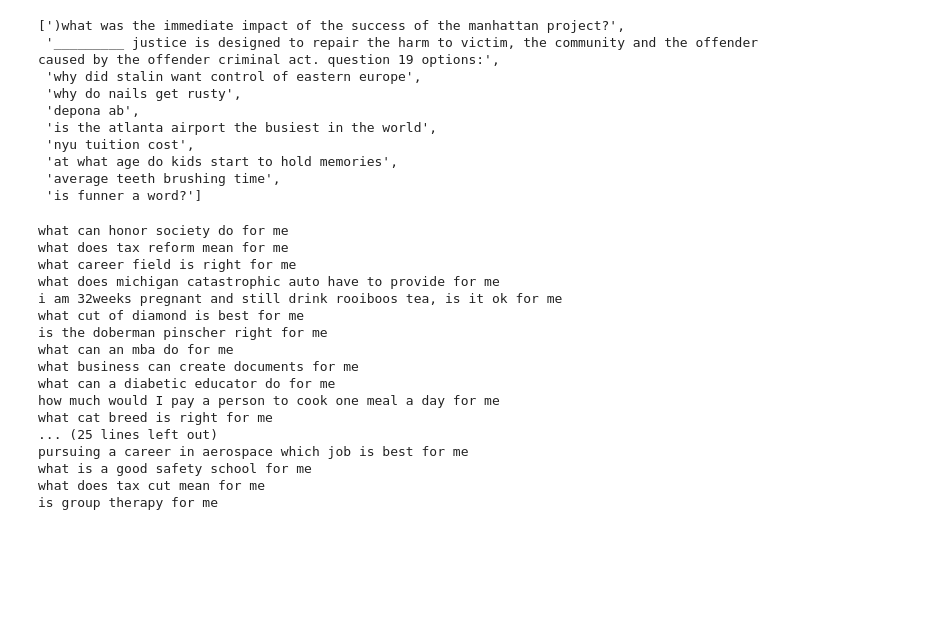
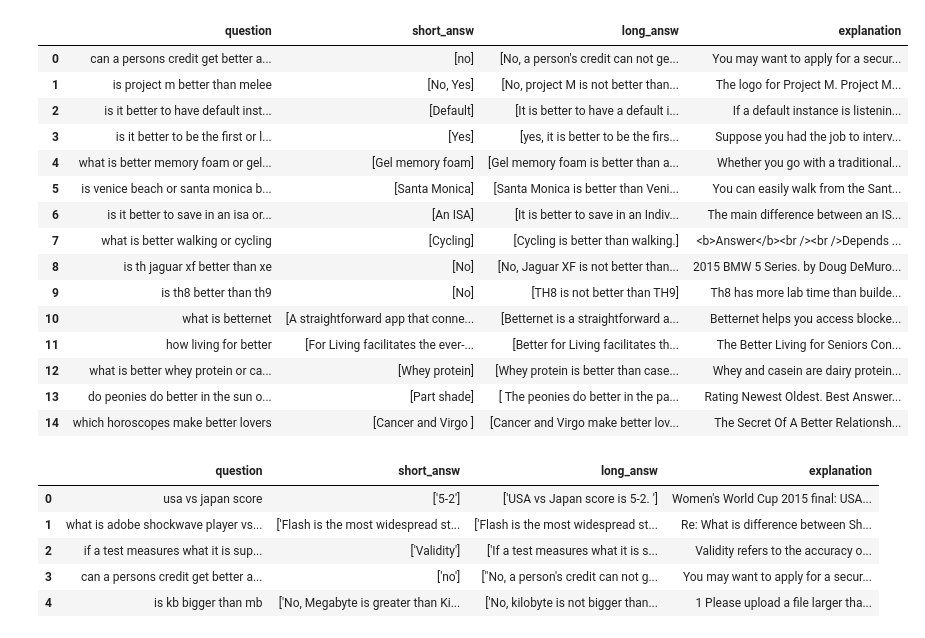
Before and after one commit to alebondarenko/comparely, a Jupyter notebook: datasets/marco_data/parse-marco.ipynb, the cells around one changed output. Drawn from its saved outputs; the diff is of its cells as text; code cells hidden in the pictures; blank space fills up the shorter version.

```diff
--- a/datasets/marco_data/parse-marco.ipynb
+++ b/datasets/marco_data/parse-marco.ipynb
@@ -55 +124,20 @@ final_df.head()
+# %%
+final_df.head(15)
+# %% [output]
+|  | question | short_answ | long_answ | explanation |
+| 0 | can a persons credit get better a... | [no] | [No, a person's credit can not ge... | You may want to apply for a secur... |
+| 1 | is project m better than melee | [No, Yes] | [No, project M is not better than... | The logo for Project M. Project M... |
+| 2 | is it better to have default inst... | [Default] | [It is better to have a default i... | If a default instance is listenin... |
+| 3 | is it better to be the first or l... | [Yes] | [yes, it is better to be the firs... | Suppose you had the job to interv... |
+| 4 | what is better memory foam or gel... | [Gel memory foam] | [Gel memory foam is better than a... | Whether you go with a traditional... |
+| 5 | is venice beach or santa monica b... | [Santa Monica] | [Santa Monica is better than Veni... | You can easily walk from the Sant... |
+| 6 | is it better to save in an isa or... | [An ISA] | [It is better to save in an Indiv... | The main difference between an IS... |
+| 7 | what is better walking or cycling | [Cycling] | [Cycling is better than walking.] | <b>Answer</b><br /><br />Depends ... |
+| 8 | is th jaguar xf better than xe | [No] | [No, Jaguar XF is not better than... | 2015 BMW 5 Series. by Doug DeMuro... |
+| 9 | is th8 better than th9 | [No] | [TH8 is not better than TH9] | Th8 has more lab time than builde... |
+| 10 | what is betternet | [A straightforward app that conne... | [Betternet is a straightforward a... | Betternet helps you access blocke... |
+| 11 | how living for better | [For Living facilitates the ever-... | [Better for Living facilitates th... | The Better Living for Seniors Con... |
+| 12 | what is better whey protein or ca... | [Whey protein] | [Whey protein is better than case... | Whey and casein are dairy protein... |
+| 13 | do peonies do better in the sun o... | [Part shade] | [ The peonies do better in the pa... | Rating Newest Oldest. Best Answer... |
+| 14 | which horoscopes make better lovers | [Cancer and Virgo ] | [Cancer and Virgo make better lov... | The Secret Of A Better Relationsh... |
 # %%
@@ -66,13 +144,0 @@ questions = [x[1] for x in l_questions]
-# %%
-list(data['query'].values())[0:10]
-# %% [output]
-[')what was the immediate impact of the success of the manhattan project?',
- '_________ justice is designed to repair the harm to victim, the community and the offender caused by the offender criminal act. question 19 options:',
- 'why did stalin want control of eastern europe',
- 'why do nails get rusty',
- 'depona ab',
- 'is the atlanta airport the busiest in the world',
- 'nyu tuition cost',
- 'at what age do kids start to hold memories',
- 'average teeth brushing time',
- 'is funner a word?']
@@ -87,22 +144,0 @@ for item in list(data['query'].values()):
-# %%
-for item in list(data['query'].values()):
-    if item.split()[-2:] == ['for', 'me']:
-        print(item)
-# %% [output]
-what can honor society do for me
-what does tax reform mean for me
-what career field is right for me
-what does michigan catastrophic auto have to provide for me
-i am 32weeks pregnant and still drink rooiboos tea, is it ok for me
-what cut of diamond is best for me
-is the doberman pinscher right for me
-what can an mba do for me
-what business can create documents for me
-what can a diabetic educator do for me
-how much would I pay a person to cook one meal a day for me
-what cat breed is right for me
-... (25 lines left out)
-pursuing a career in aerospace which job is best for me
-what is a good safety school for me
-what does tax cut mean for me
-is group therapy for me
@@ -108,0 +147,9 @@ is group therapy for me
+# %%
+mrc.head()
+# %% [output]
+|  | question | short_answ | long_answ | explanation |
+| 0 | usa vs japan score | ['5-2'] | ['USA vs Japan score is 5-2. '] | Women's World Cup 2015 final: USA... |
+| 1 | what is adobe shockwave player vs... | ['Flash is the most widespread st... | ['Flash is the most widespread st... | Re: What is difference between Sh... |
+| 2 | if a test measures what it is sup... | ['Validity'] | ['If a test measures what it is s... | Validity refers to the accuracy o... |
+| 3 | can a persons credit get better a... | ['no'] | ["No, a person's credit can not g... | You may want to apply for a secur... |
+| 4 | is kb bigger than mb | ['No, Megabyte is greater than Ki... | ['No, kilobyte is not bigger than... | 1 Please upload a file larger tha... |
```
Also changed, not shown: parts of 18 cells of this notebook, 3 other files.
